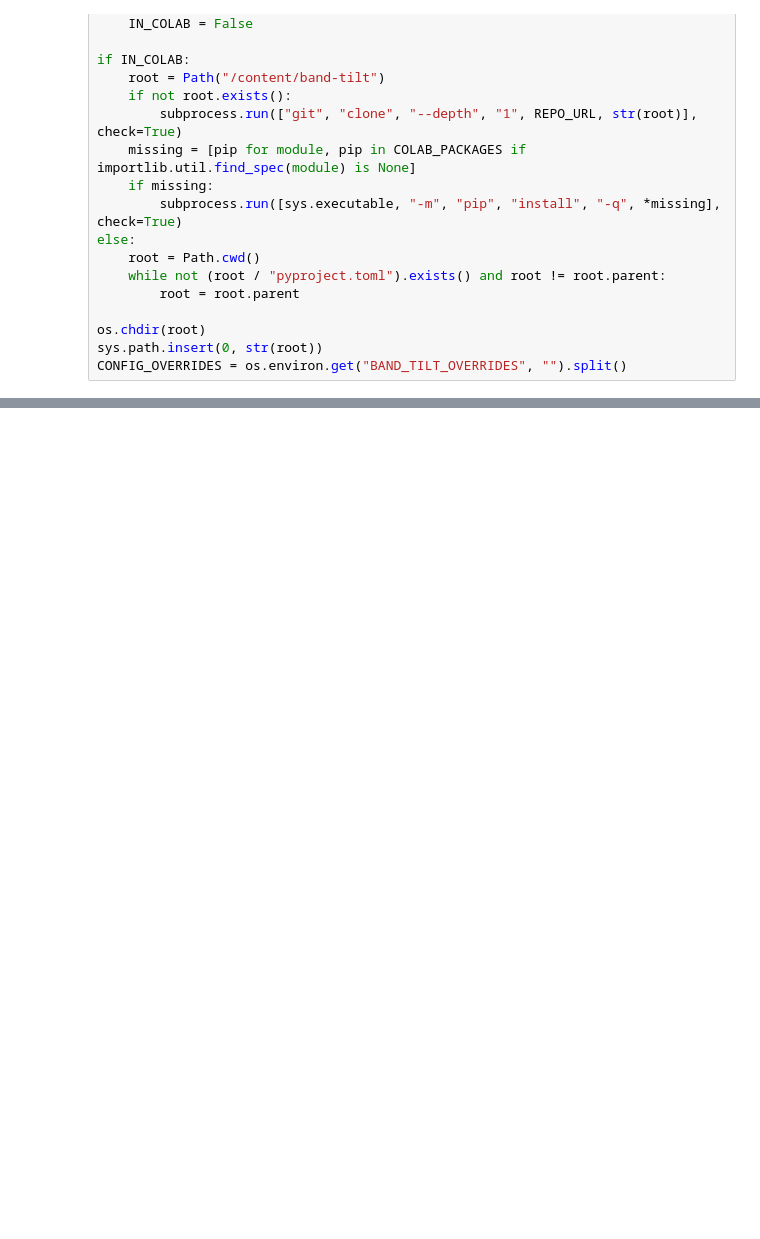
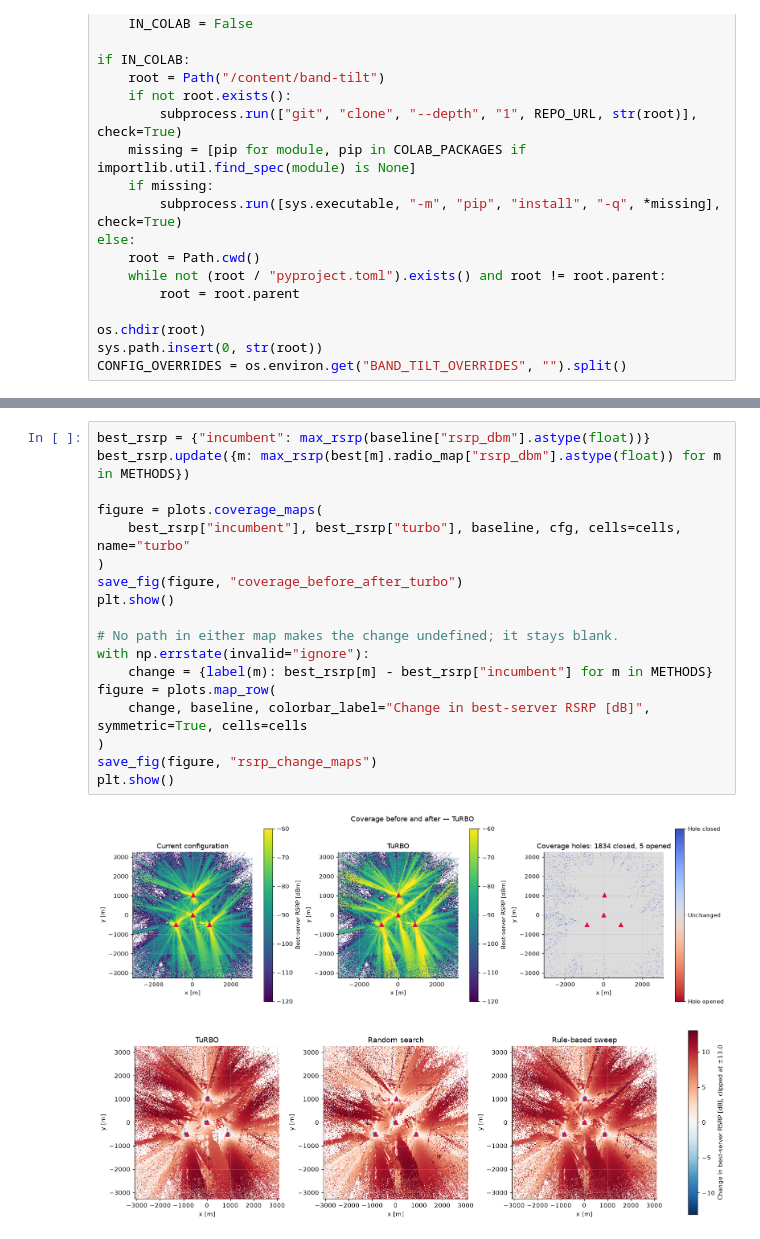
Before and after one commit to NguyenVu04/band-tilt, a Jupyter notebook: notebooks/03b_turbo.ipynb, the cells around one changed output, grey strips where cells are left out. Cells and saved outputs as stored; diff of their text form; blank space fills up the shorter version.

```diff
--- a/notebooks/03b_turbo.ipynb
+++ b/notebooks/03b_turbo.ipynb
@@ -138,0 +383,21 @@ plt.show()
+# %%
+best_rsrp = {"incumbent": max_rsrp(baseline["rsrp_dbm"].astype(float))}
+best_rsrp.update({m: max_rsrp(best[m].radio_map["rsrp_dbm"].astype(float)) for m in METHODS})
+
+figure = plots.coverage_maps(
+    best_rsrp["incumbent"], best_rsrp["turbo"], baseline, cfg, cells=cells, name="turbo"
+)
+save_fig(figure, "coverage_before_after_turbo")
+plt.show()
+
+# No path in either map makes the change undefined; it stays blank.
+with np.errstate(invalid="ignore"):
+    change = {label(m): best_rsrp[m] - best_rsrp["incumbent"] for m in METHODS}
+figure = plots.map_row(
+    change, baseline, colorbar_label="Change in best-server RSRP [dB]", symmetric=True, cells=cells
+)
+save_fig(figure, "rsrp_change_maps")
+plt.show()
+# %% [output]
+[figure, added]
+[figure, added]
```
Also changed, not shown: parts of 28 cells of this notebook.
